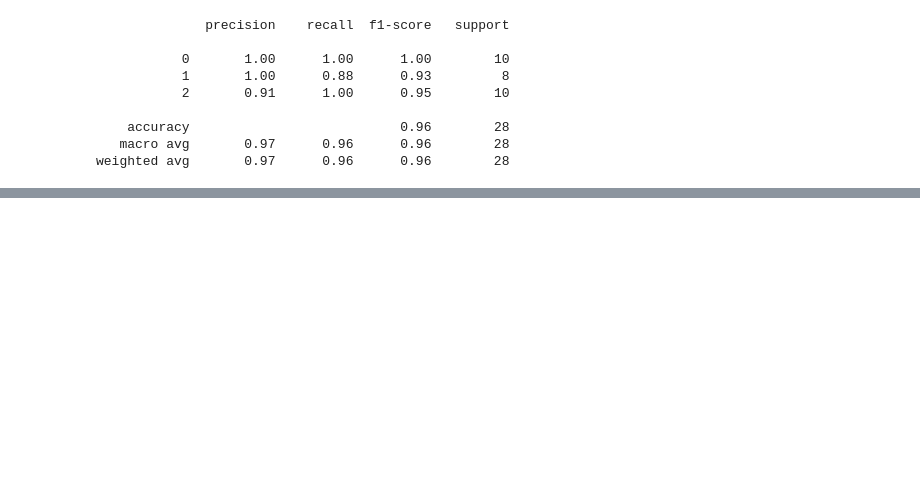
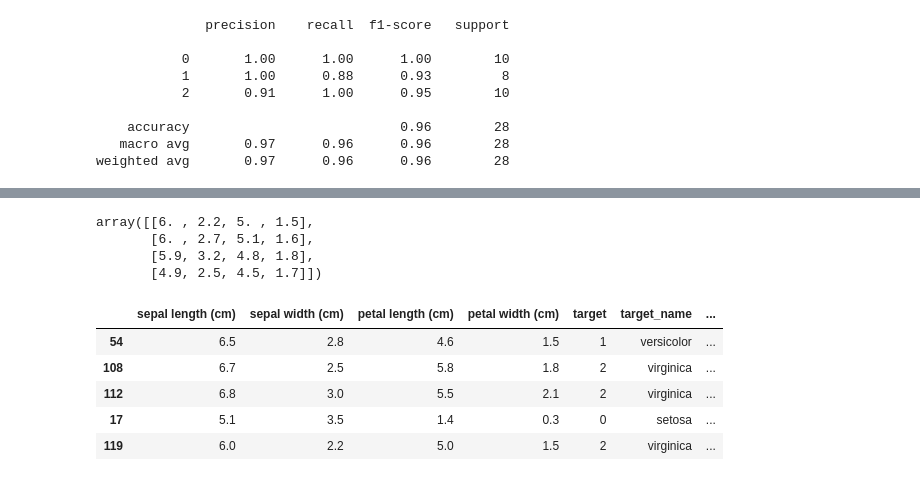
Before and after one commit to karthik-maddukuri/classic-iris-dataset, a Jupyter notebook: notebooks/IRIS.ipynb, the cells around one changed output, grey strips where cells are left out. Drawn from its saved outputs; the diff is of its cells as text; code cells hidden in the pictures; blank space fills up the shorter version.

```diff
--- a/notebooks/IRIS.ipynb
+++ b/notebooks/IRIS.ipynb
@@ -223,0 +241,7 @@ weighted avg       0.97      0.96      0.96        28
+# %%
+X_train[incorrect_predictions]
+# %% [output]
+array([[6. , 2.2, 5. , 1.5],
+       [6. , 2.7, 5.1, 1.6],
+       [5.9, 3.2, 4.8, 1.8],
+       [4.9, 2.5, 4.5, 1.7]])
@@ -223,0 +256,9 @@ weighted avg       0.97      0.96      0.96        28
+# %%
+df_pred.head()
+# %% [output]
+|  | sepal length (cm) | sepal width (cm) | petal length (cm) | petal width (cm) | target | target_name | ... |
+| 54 | 6.5 | 2.8 | 4.6 | 1.5 | 1 | versicolor | ... |
+| 108 | 6.7 | 2.5 | 5.8 | 1.8 | 2 | virginica | ... |
+| 112 | 6.8 | 3.0 | 5.5 | 2.1 | 2 | virginica | ... |
+| 17 | 5.1 | 3.5 | 1.4 | 0.3 | 0 | setosa | ... |
+| 119 | 6.0 | 2.2 | 5.0 | 1.5 | 2 | virginica | ... |
```
Also changed, not shown: parts of 17 cells of this notebook.
